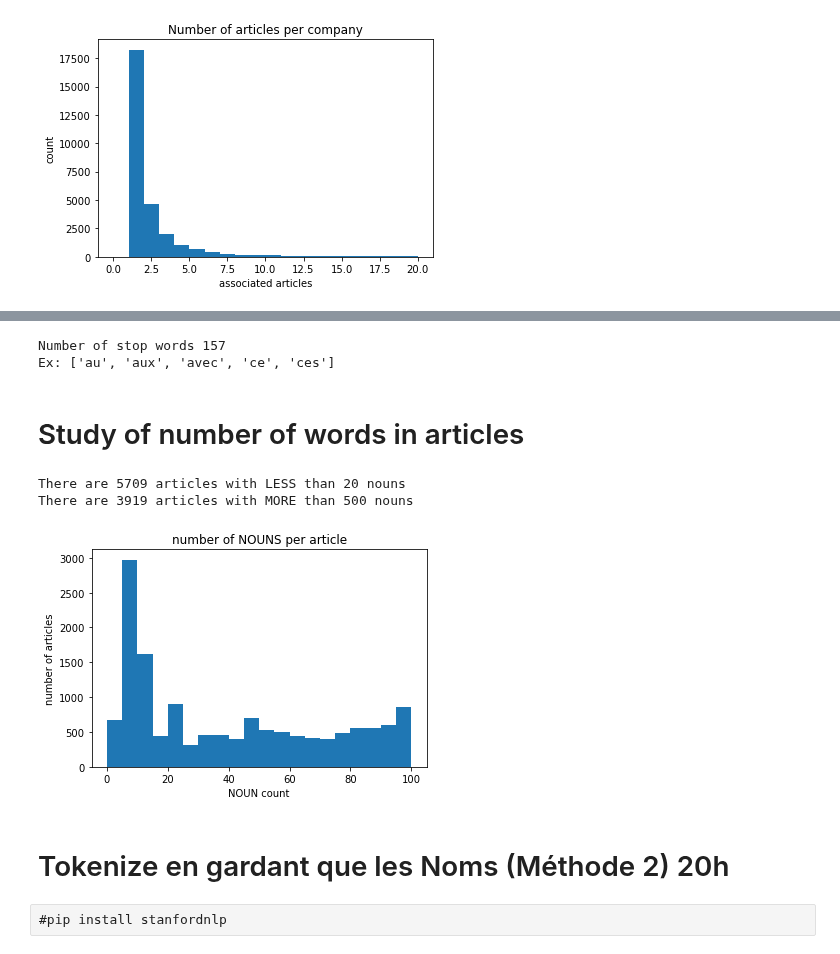
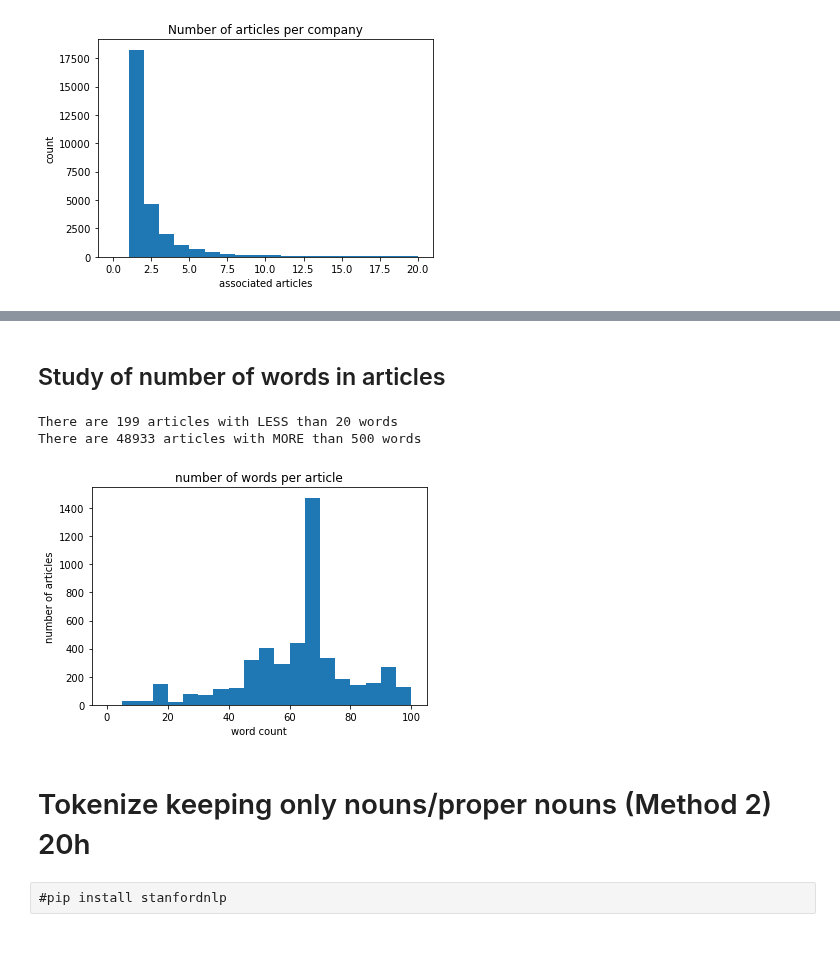
Before and after one commit to clemTJ/Company-Information-PSAT, a Jupyter notebook: textes_francais.ipynb, the cells around one changed output, grey strips where cells are left out. Saved outputs shown, nothing was run; the diff lists cells and outputs as text; code cells hidden in the pictures.

```diff
--- a/textes_francais.ipynb
+++ b/textes_francais.ipynb
@@ -149,7 +155 @@ stop_words = stopwords.words('french')
-# %%
-print ("Number of stop words",len(stop_words ))
-print ("Ex:",stop_words[:5])
-# %% [output]
-Number of stop words 157
-Ex: ['au', 'aux', 'avec', 'ce', 'ces']
 # %%
@@ -173 +175,4 @@ for document in tqdm(corpus_cleaned):
 # 100%|██████████| 57540/57540 [03:30<00:00, 273.74it/s]
+# %%
+corpus_cleaned = deepcopy(corpus_list)
+corpus_cleaned = tokenize_corpus(corpus_cleaned)
@@ -174,26 +181,26 @@ for document in tqdm(corpus_cleaned):
 # %% [markdown]
-# Study of number of words in articles
+## Study of number of words in articles
 # %%
 word_count = list()
 for document in corpus_cleaned:
     word_count.append(len(document["corpus"]))
 max_count = 100
 plt.hist(word_count,range =(0,max_count), bins=20) #bins=20
-plt.xlabel('NOUN count')
+plt.xlabel('word count')
 plt.ylabel('number of articles')
-plt.title('number of NOUNS per article')
+plt.title('number of words per article')
 under = 20
 over = 500
 n_under = len([count for count in word_count if count<under])
 n_over = len([count for count in word_count if count>over])
-print ("There are",n_under,"articles with LESS than",under,"nouns")
-print ("There are",n_over,"articles with MORE than",over,"nouns")
+print ("There are",n_under,"articles with LESS than",under,"words")
+print ("There are",n_over,"articles with MORE than",over,"words")
 # %% [output]
-There are 5709 articles with LESS than 20 nouns
-There are 3919 articles with MORE than 500 nouns
+There are 199 articles with LESS than 20 words
+There are 48933 articles with MORE than 500 words
-[figure, old version]
+[figure, new version]
-# %% [markdown]
-# Tokenize en gardant que les Noms (Méthode 2) 20h
+# %% [markdown]
+# Tokenize keeping only nouns/proper nouns (Method 2) 20h
 # %% [raw]
 #pip install stanfordnlp
 # %%
```
Also changed, not shown: parts of 34 cells of this notebook, 1 other file.
